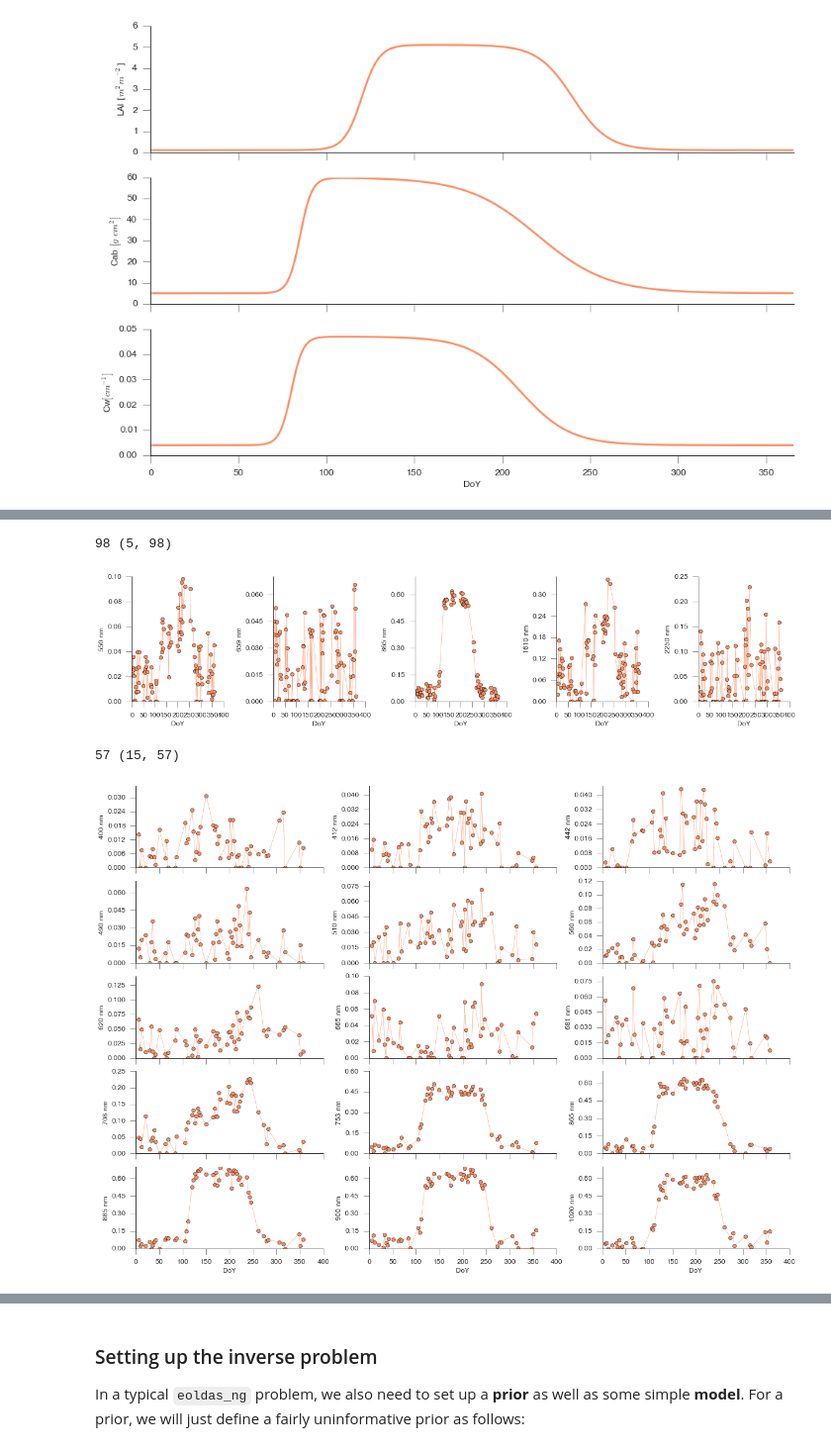
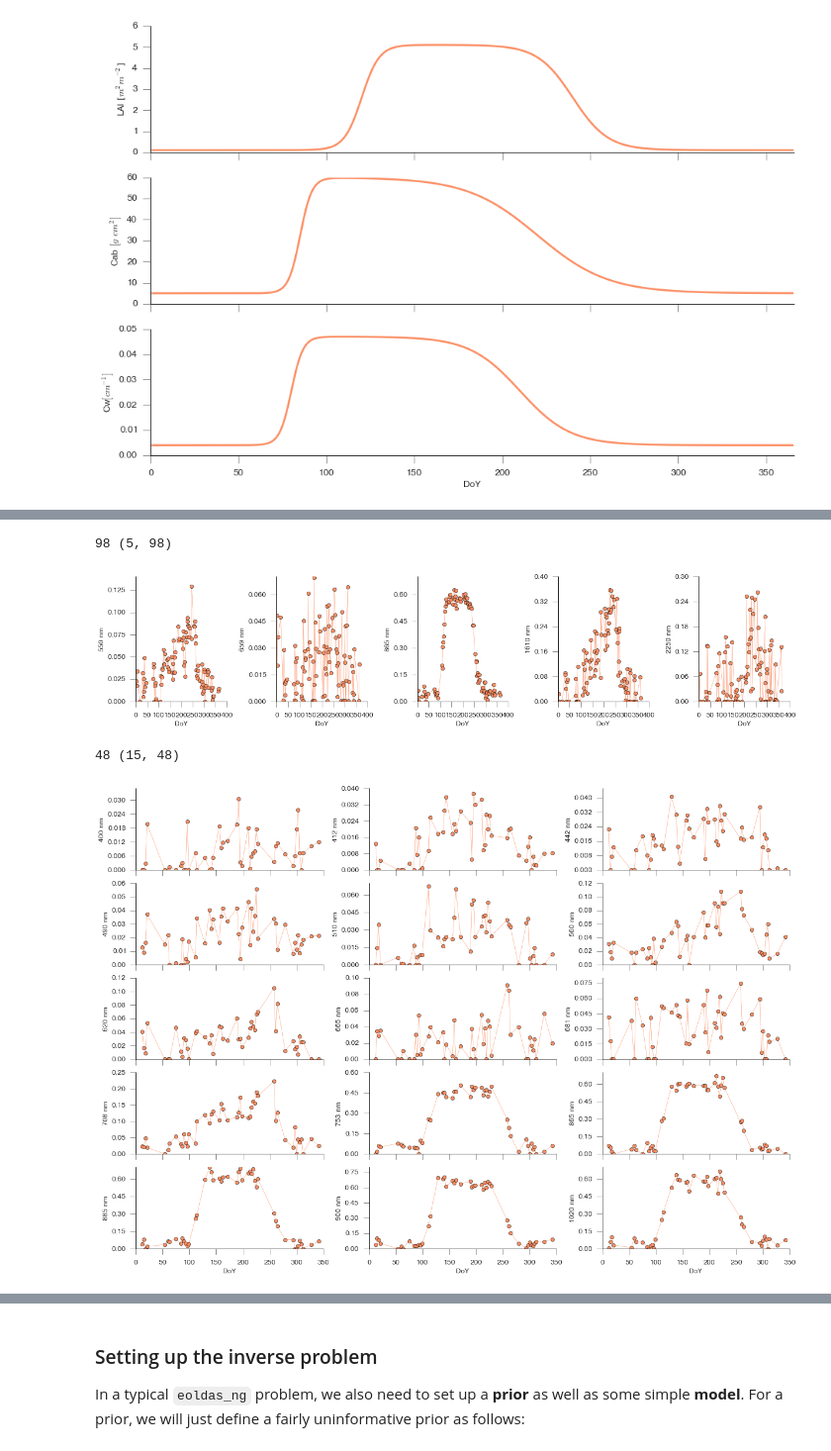
Before and after one commit to jgomezdans/da_esa_wkshp, a Jupyter notebook: SentinelDAExperiment.ipynb, the cells around one changed output, grey strips where cells are left out. Shown: that part at 99% size. Cells and saved outputs as stored; diff of their text form; code cells hidden in the pictures.

```diff
--- a/SentinelDAExperiment.ipynb
+++ b/SentinelDAExperiment.ipynb
@@ -138,7 +138,7 @@ if do_obs:
     axs[2].set_xlim(0, 366)
     pretty_axes(axs[2])
     fig.savefig("Parameter_trajectories.pdf", dpi=600, bbox_inches="tight")
-    np.savetxt ("data/parameter_trajectory.txt", parameter_grid.T, fmt="%20.8G")
+    np.savetxt ("parameter_trajectory.txt", parameter_grid.T, fmt="%20.8G")
 # %% [output]
 [figure]
 # %%
@@ -150,7 +150,7 @@ if do_obs and do_s2msi:
                 b_max = s2_b_max, every=5, prop=0.65, WINDOW=12, noise_scalar=1,
                                                                            vza_var=7.,
                                                                            emu_dir=emu_dir )
-    np.savetxt("data/s2_observations.txt", np.c_[ s2_doys, s2_vza, s2_sza,
+    np.savetxt("s2_observations.txt", np.c_[ s2_doys, s2_vza, s2_sza,
                                                  s2_raa, s2_rho.T],fmt="%20.10G")
     fig, axs = plt.subplots ( nrows=4, ncols=3, sharex=True, figsize=(15,10))
     axs = axs.flatten()
@@ -178,7 +178,7 @@ if do_obs and do_s3slstr:
     slstr_doys, slstr_vza, slstr_sza, slstr_raa, slstr_rho, slstr_bu = create_observations2 (
                 state, parameter_grid, "42.0", "-8:0", the_time="10:00", b_min=slstr_b_min,
                 b_max = slstr_b_max, every=2, prop=0.55, WINDOW=10, noise_scalar=1.5, vza_var=0., emu_dir="./emus/" )
-    np.savetxt("data/slstr_observations.txt", np.c_[ slstr_doys, slstr_vza, slstr_sza,
+    np.savetxt("slstr_observations.txt", np.c_[ slstr_doys, slstr_vza, slstr_sza,
                                                  slstr_raa, slstr_rho.T],fmt="%20.10G")
 
     fig, axs = plt.subplots ( nrows=1, ncols=5, sharex=True, figsize=(17,4))
@@ -198,34 +198,34 @@ if do_obs and do_s3slstr:
                                     slstr_b_max - slstr_b_min )
 # %% [output]
 98 (5, 98)
-[figure, old version]
+[figure, new version]
 # %%
 if do_obs and do_s3olci:
 
     olci_doys, olci_vza, olci_sza, olci_raa, olci_rho, olci_bu = create_observations2 (
                 state, parameter_grid, "42.0", "-8:0", the_time="13:30", b_min=olci_b_min,
                 b_max = olci_b_max, every=3, prop=0.45, WINDOW=7, noise_scalar=0.9, emu_dir="./emus/"  )
-    np.savetxt("data/olci_observations.txt", np.c_[ olci_doys, olci_vza, olci_sza,
+    np.savetxt("olci_observations.txt", np.c_[ olci_doys, olci_vza, olci_sza,
                                                  olci_raa, olci_rho.T],fmt="%20.10G")
     fig, axs = plt.subplots ( nrows=5, ncols=3, sharex=True, figsize=(17,12))
     axs = axs.flatten()
     for iband in xrange ( olci_n_bands ):
 
         axs[iband].plot ( olci_doys, olci_rho[iband, :], '-o', lw=0.5 )
         axs[iband].set_ylabel("%g nm" % olci_bh[iband])
         pretty_axes(axs[iband])
         if iband > 11:
             axs[iband].set_xlabel( "DoY")
     plt.tight_layout()
     olci_emulators = grab_emulators ( olci_vza, olci_sza, emulator_home=emu_dir )
     olci_mask = np.c_[ olci_doys, np.ones_like(olci_doys), olci_vza, olci_sza, \
                       np.zeros_like ( olci_sza)]
     olci_obs = ObservationOperatorNew( state_grid, state, olci_rho, olci_mask, \
                                       olci_emulators, olci_bu, olci_band_pass,
                                       olci_b_max - olci_b_min )
 # %% [output]
-57 (15, 57)
+48 (15, 48)
-[figure, old version]
+[figure, new version]
 # %%
 if do_obs and do_proba:
 
```
Also changed, not shown: parts of 11 cells of this notebook.
